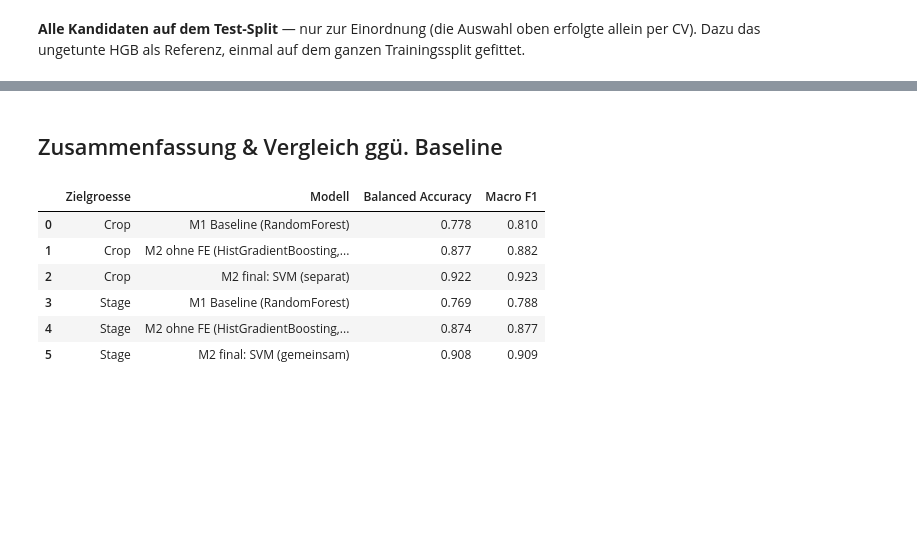
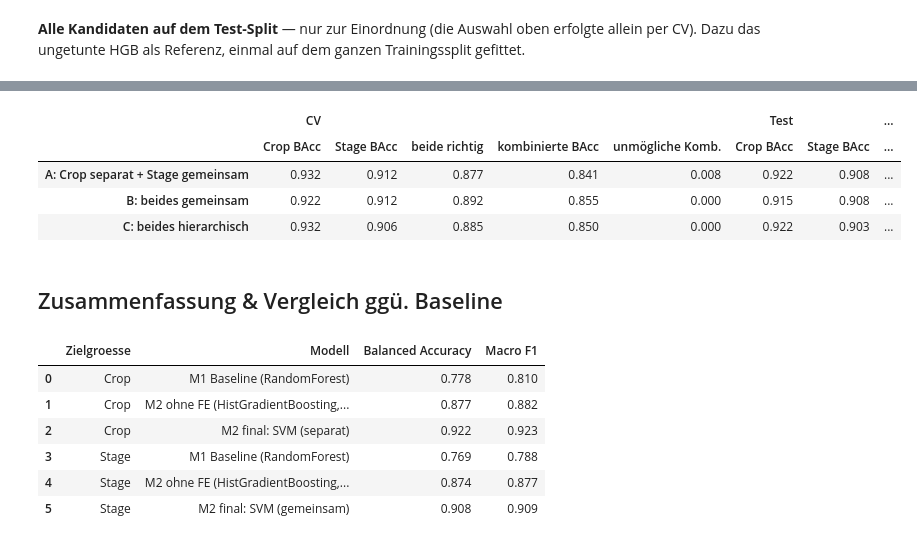
Before and after one commit to PavithV/LandwirtschaftsProjekt, a Jupyter notebook: milestone2_model_new.ipynb, the cells around one changed output, grey strips where cells are left out. Saved outputs shown, nothing was run; the diff lists cells and outputs as text; code cells hidden in the pictures; blank space fills up the shorter version.

```diff
--- a/milestone2_model_new.ipynb
+++ b/milestone2_model_new.ipynb
@@ -437,3 +452,57 @@ test_results.round(3)
+# %%
+# Abgabe-Varianten: (Modell für Crop, Modell für Stage) als Schlüssel in `tuned`
+SEPARATE_CROP, JOINT, HIER = ('SVM', 'Crop'), ('SVM', 'Joint'), ('SVM → SVM', 'Hier')
+variants = {
+    'A: Crop separat + Stage gemeinsam': (SEPARATE_CROP, JOINT),
+    'B: beides gemeinsam': (JOINT, JOINT),
+    'C: beides hierarchisch': (HIER, HIER),
+}
+valid_combos = set(combo_train)
+
+
+def part(pred, key, target):
+    # gemeinsames/hierarchisches Modell sagt 'Crop|Stage' vorher -> zerlegen; separates Crop-Modell direkt
+    return pred if key == SEPARATE_CROP else split_joint(pred)[0 if target == 'Crop' else 1]
+
+
+def combined_metrics(crop_pred, stage_pred, y_crop, y_stage, y_combo):
+    crop_pred, stage_pred = np.asarray(crop_pred, dtype=object), np.asarray(stage_pred, dtype=object)
+    combo_pred = crop_pred + '|' + stage_pred
+    both_ok = (crop_pred == np.asarray(y_crop)) & (stage_pred == np.asarray(y_stage))
+    return {
+        'Crop BAcc': balanced_accuracy_score(y_crop, crop_pred),
+        'Stage BAcc': balanced_accuracy_score(y_stage, stage_pred),
+        'beide richtig': both_ok.mean(),
+        'kombinierte BAcc': balanced_accuracy_score(np.asarray(y_combo), combo_pred),
+        'unmögliche Komb.': (~pd.Series(combo_pred).isin(valid_combos)).mean(),
+    }
+
+
+models = [SEPARATE_CROP, JOINT, HIER]
+# CV: Out-of-fold-Vorhersagen mit frisch geklonten getunten Estimatoren (separates Modell auf Crop, sonst auf Crop|Stage)
+cv_pred = {key: cross_val_predict(clone(tuned[key]['estimator']), X_fe_train,
+                                  y_crop_train if key == SEPARATE_CROP else combo_train, cv=cv_folds, n_jobs=-1)
+           for key in models}
+# Test: die bereits auf dem ganzen Trainingssplit gefitteten Estimatoren
+test_pred = {key: tuned[key]['estimator'].predict(X_fe_test) for key in models}
+
+combined_rows = {}
+for name, (crop_key, stage_key) in variants.items():
+    for split, preds, y_c, y_s, y_cs in [('CV', cv_pred, y_crop_train, y_stage_train, combo_train),
+                                         ('Test', test_pred, y_crop_test, y_stage_test, combo_test)]:
+        m = combined_metrics(part(preds[crop_key], crop_key, 'Crop'), part(preds[stage_key], stage_key, 'Stage'),
+                             y_c, y_s, y_cs)
+        combined_rows.setdefault(name, {}).update({(split, k): v for k, v in m.items()})
+
+combined_results = pd.DataFrame.from_dict(combined_rows, orient='index')
+combined_results.columns = pd.MultiIndex.from_tuples(combined_results.columns)
+combined_results.round(3)
+# %% [output]
+|  | CV |  |  |  |  | Test |  | ... |
+|  | Crop BAcc | Stage BAcc | beide richtig | kombinierte BAcc | unmögliche Komb. | Crop BAcc | Stage BAcc | ... |
+| A: Crop separat + Stage gemeinsam | 0.932 | 0.912 | 0.877 | 0.841 | 0.008 | 0.922 | 0.908 | ... |
+| B: beides gemeinsam | 0.922 | 0.912 | 0.892 | 0.855 | 0.000 | 0.915 | 0.908 | ... |
+| C: beides hierarchisch | 0.932 | 0.906 | 0.885 | 0.850 | 0.000 | 0.922 | 0.903 | ... |
 # %% [markdown]
 ## Zusammenfassung & Vergleich ggü. Baseline
 # %%
```
Also changed, not shown: parts of 7 cells of this notebook.
